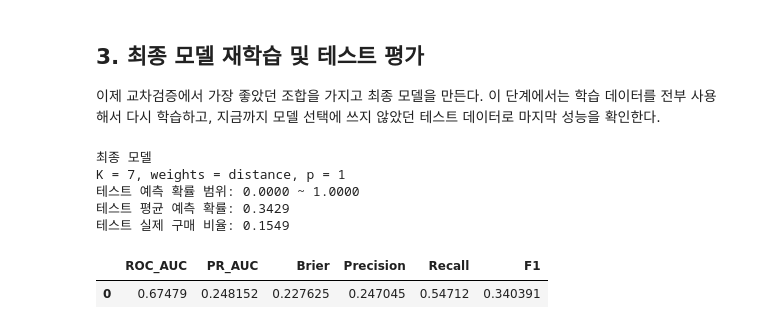
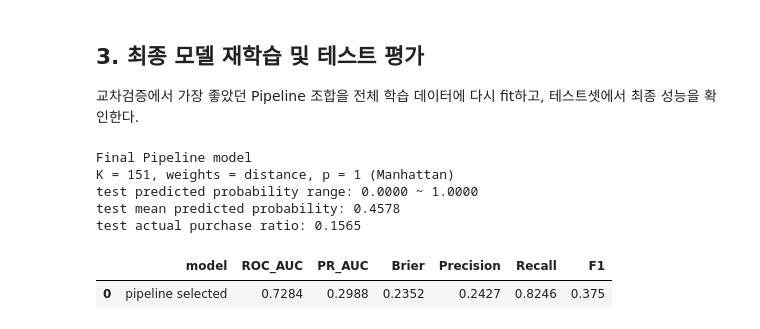
Before and after one commit to ShoppingInsight/shopper-prediction, a Jupyter notebook: models/knn/knn.ipynb, the cells around one changed output. Cells and saved outputs as stored; diff of their text form; code cells hidden in the pictures.

```diff
--- a/models/knn/knn.ipynb
+++ b/models/knn/knn.ipynb
@@ -11,20 +13,18 @@ KNN은 직관이 꽤 단순하다. 새 방문자가 들어왔을 때, 과거 데
 # %%
-from pathlib import Path
-
 import pandas as pd
 
-# KNN 전처리 산출물이 저장된 csv 폴더 경로 설정
-DATA_DIR = Path("csv")
+# 전처리 노트북에서 저장한 KNN용 split 데이터를 불러온다.
+# 이 CSV는 SMOTE/Scaler 적용 전 데이터라서, 모델 전처리는 아래 Pipeline에서 따로 수행한다.
+X_train_knn = pd.read_csv("csv/X_train_knn.csv")
+X_test_knn = pd.read_csv("csv/X_test_knn.csv")
+y_train_knn = pd.read_csv("csv/y_train_knn.csv")["Revenue"]
+y_test_knn = pd.read_csv("csv/y_test_knn.csv")["Revenue"]
 
-# 전처리 노트북에서 저장한 KNN 학습/테스트 데이터를 불러옴
-X_train_knn = pd.read_csv(DATA_DIR / "X_train_knn.csv")
-X_test_knn = pd.read_csv(DATA_DIR / "X_test_knn.csv")
-y_train_knn = pd.read_csv(DATA_DIR / "y_train_knn.csv")["Revenue"]
-y_test_knn = pd.read_csv(DATA_DIR / "y_test_knn.csv")["Revenue"]
-
-# 데이터 크기와 구매 비율을 확인해 정상적으로 로드되었는지 점검
+# 데이터 크기와 양성 비율을 확인해, 중복 제거 후 split 데이터가 정상 로드됐는지 점검한다.
 print(f"X_train_knn: {X_train_knn.shape}")
 print(f"X_test_knn : {X_test_knn.shape}")
 print(f"y_train_knn: {y_train_knn.shape}, positive_ratio = {y_train_knn.mean():.4f}")
 print(f"y_test_knn : {y_test_knn.shape}, positive_ratio = {y_test_knn.mean():.4f}")
+print("\nColumns")
+print(list(X_train_knn.columns))
 # %% [output]
@@ -357,55 +319,54 @@ best_p = 1
 # %% [markdown]
 ## 3. 최종 모델 재학습 및 테스트 평가
 
-이제 교차검증에서 가장 좋았던 조합을 가지고 최종 모델을 만든다. 이 단계에서는 학습 데이터를 전부 사용해서 다시 학습하고, 지금까지 모델 선택에 쓰지 않았던 테스트 데이터로 마지막 성능을 확인한다.
+교차검증에서 가장 좋았던 Pipeline 조합을 전체 학습 데이터에 다시 fit하고, 테스트셋에서 최종 성능을 확인한다.
 # %%
 from sklearn.metrics import f1_score, precision_score, recall_score
 
-# 교차검증에서 가장 좋았던 최종 후보 조합 설정
-best_k = 7
-best_weights = "distance"
-best_p = 1
+# GridSearchCV 결과표에서 가장 높은 CV ROC-AUC를 보인 조합을 최종 설정으로 선택한다.
+best_row = grid_result_df.iloc[0]
+best_k = int(best_row["K"])
+best_weights = best_row["weights"]
+best_p = int(best_row["p"])
+best_distance = best_row["setting"].split(" + ")[0]
 
-# 최종 KNN 모델 생성
-final_model = KNeighborsRegressor(
-    n_neighbors = best_k,
-    weights = best_weights,
-    p = best_p,
+# 선택된 설정으로 최종 Pipeline을 만들고 전체 학습 데이터에 다시 fit한다.
+final_model = build_knn_pipeline(
+    n_neighbors=best_k,
+    weights=best_weights,
+    p=best_p,
 )
-
-# 전체 학습 데이터로 최종 모델 재학습
 final_model.fit(X_train_knn, y_train_knn)
 
-# 테스트 데이터에 대해 구매 확률과 0.5 기준 예측 라벨 생성
+# 테스트셋은 모델 선택에 쓰지 않았으므로, 여기서 최종 일반화 성능을 확인한다.
 test_proba = final_model.predict(X_test_knn)
 test_pred = (test_proba >= 0.5).astype(int)
 
-# 최종 테스트 성능 지표 계산
+# 확률 순위 품질과 0.5 임계값 기준 분류 지표를 함께 정리한다.
 final_metrics = pd.DataFrame([
     {
+        "model": "pipeline selected",
         "ROC_AUC": roc_auc_score(y_test_knn, test_proba),
         "PR_AUC": average_precision_score(y_test_knn, test_proba),
         "Brier": brier_score_loss(y_test_knn, test_proba),
-        "Precision": precision_score(y_test_knn, test_pred, zero_division = 0),
+        "Precision": precision_score(y_test_knn, test_pred, zero_division=0),
         "Recall": recall_score(y_test_knn, test_pred),
         "F1": f1_score(y_test_knn, test_pred),
     }
 ])
 
-# 최종 모델 설정과 테스트셋 예측 분포 출력
-print("최종 모델")
-print(f"K = {best_k}, weights = {best_weights}, p = {best_p}")
-print(f"테스트 예측 확률 범위: {test_proba.min():.4f} ~ {test_proba.max():.4f}")
-print(f"테스트 평균 예측 확률: {test_proba.mean():.4f}")
-print(f"테스트 실제 구매 비율: {y_test_knn.mean():.4f}")
+print("Final Pipeline model")
+print(f"K = {best_k}, weights = {best_weights}, p = {best_p} ({best_distance})")
+print(f"test predicted probability range: {test_proba.min():.4f} ~ {test_proba.max():.4f}")
+print(f"test mean predicted probability: {test_proba.mean():.4f}")
+print(f"test actual purchase ratio: {y_test_knn.mean():.4f}")
 
-# 최종 테스트 성능표 출력
-display(final_metrics)
+display(final_metrics.round(4))
 # %% [output]
-최종 모델
-K = 7, weights = distance, p = 1
-테스트 예측 확률 범위: 0.0000 ~ 1.0000
-테스트 평균 예측 확률: 0.3429
-테스트 실제 구매 비율: 0.1549
+Final Pipeline model
+K = 151, weights = distance, p = 1 (Manhattan)
+test predicted probability range: 0.0000 ~ 1.0000
+test mean predicted probability: 0.4578
+test actual purchase ratio: 0.1565
-|  | ROC_AUC | PR_AUC | Brier | Precision | Recall | F1 |
-| 0 | 0.67479 | 0.248152 | 0.227625 | 0.247045 | 0.54712 | 0.340391 |
+|  | model | ROC_AUC | PR_AUC | Brier | Precision | Recall | F1 |
+| 0 | pipeline selected | 0.7284 | 0.2988 | 0.2352 | 0.2427 | 0.8246 | 0.375 |
```
Also changed, not shown: parts of 34 cells of this notebook.
